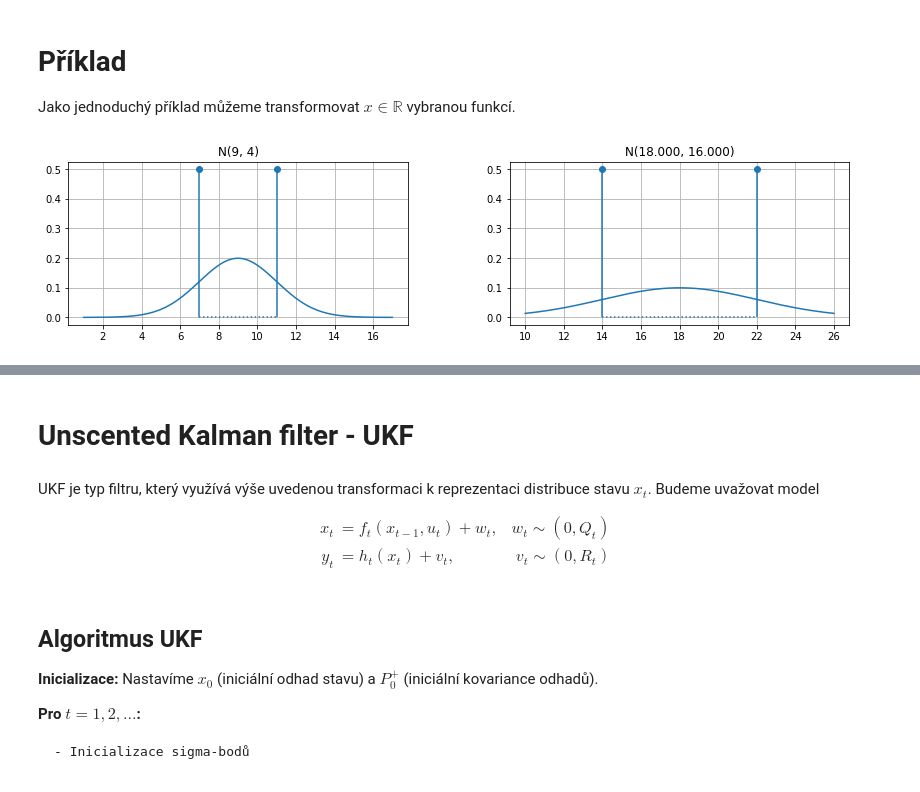
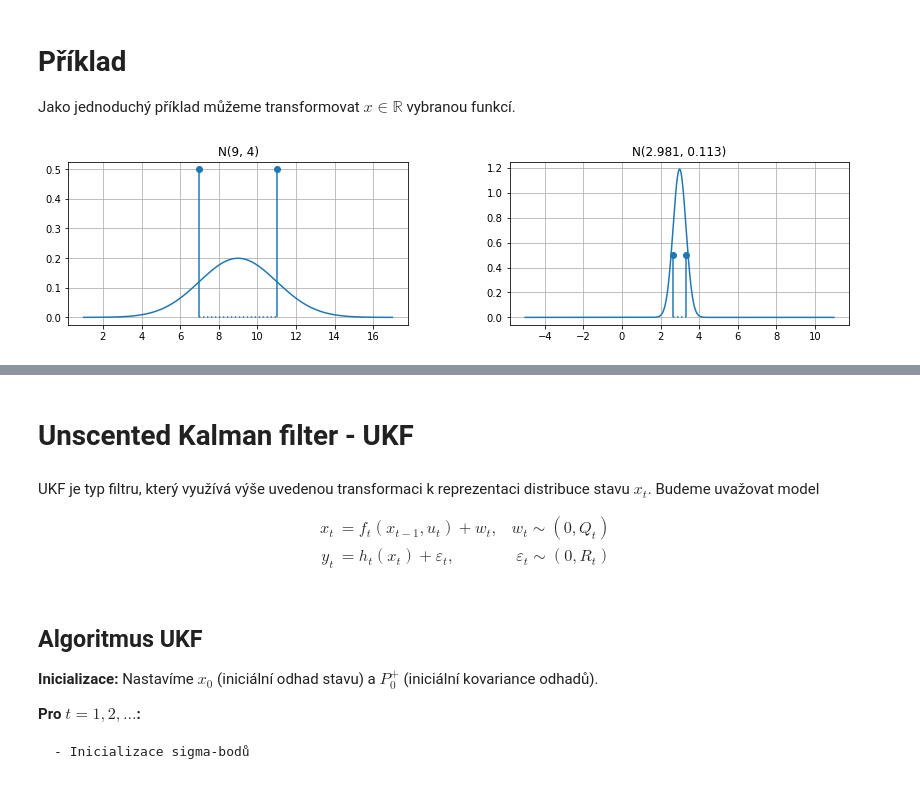
Before and after one commit to kamil-dedecius/mi-scr, a Jupyter notebook: prednasky/9.ipynb, the cells around one changed output, grey strips where cells are left out. Drawn from its saved outputs; the diff is of its cells as text; code cells hidden in the pictures.

```diff
--- a/prednasky/9.ipynb
+++ b/prednasky/9.ipynb
@@ -177,33 +177,33 @@ Vygenerování sigma-bodů při zadané kovarianční matici $P$ a střední hod
 Jako jednoduchý příklad můžeme transformovat $x\in\mathbb{R}$ vybranou funkcí.
 # %%
 def fx(x):
-    #return np.sqrt(x)               ### Nelineární transf.
-    return 2*x                       ### Můžeme zkusit i lineární transf.
+    return np.sqrt(x)               ### Nelineární transf.
+    #return 2*x                       ### Můžeme zkusit i lineární transf.
 
 xbar = 9
 P = 4
 n = 1
 
 xtilde = np.array([np.sqrt(n*P), -np.sqrt(n*P)])
 xi = xbar + xtilde
 yi = fx(xi)
 y = np.mean(yi)
 Py = np.mean((y-yi)**2)
 
 plt.figure(figsize=(14,3))
 xx = np.linspace(xbar-4*np.sqrt(P), xbar+4*np.sqrt(P), 1000)
 plt.subplot(121)
 plt.title(f'N({xbar}, {P})')
 plt.plot(xx, norm.pdf(xx, loc=xbar, scale=np.sqrt(P)))
 plt.stem(xi, np.ones_like(xi)/xi.size, basefmt='C0:', use_line_collection=True)
 plt.subplot(122)
 plt.title(f'N({y:.3f}, {Py:.3f})')
 xx = np.linspace(y-4*np.sqrt(P), y+4*np.sqrt(P), 1000)
 plt.stem(yi, np.ones_like(xi)/xi.size, basefmt='C0:', use_line_collection=True)
 plt.plot(xx, norm.pdf(xx, loc=y, scale=np.sqrt(Py)))
 plt.show()
 # %% [output]
-[figure, old version]
+[figure, new version]
 # %% [markdown]
 Rozdíly mezi analytickým zobrazením, linearizací v EKF a UT v UKF ukazuje následující obrázek:
 
@@ -217,7 +217,7 @@ UKF je typ filtru, který využívá výše uvedenou transformaci k reprezentaci
 $$
 \begin{align}
 x_t &= f_t(x_{t-1}, u_t) + w_t, &w_t\sim(0,Q_t)\\
-y_t &= h_t(x_t) + v_t, &v_t\sim(0,R_t)
+y_t &= h_t(x_t) + \varepsilon_t, &\varepsilon_t\sim(0,R_t)
 \end{align}
 $$
 # %% [markdown]
```
Also changed, not shown: parts of 6 cells of this notebook.
